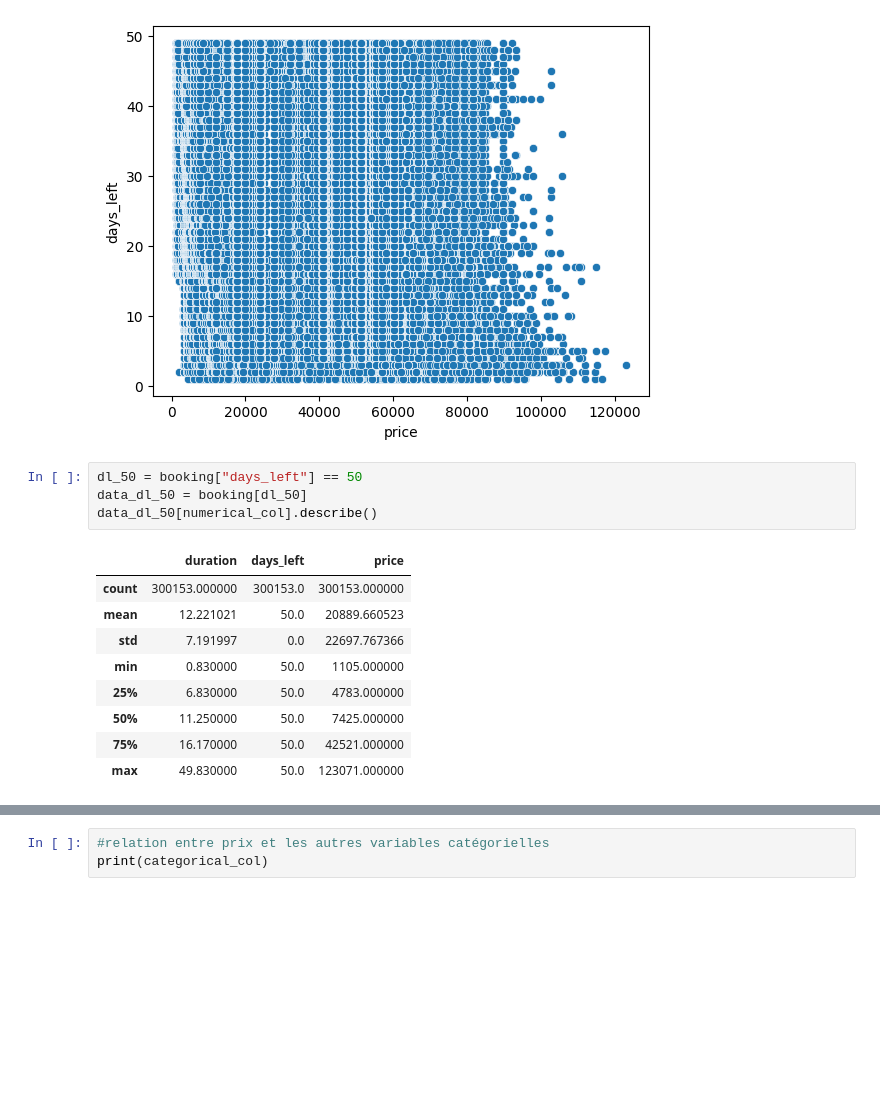
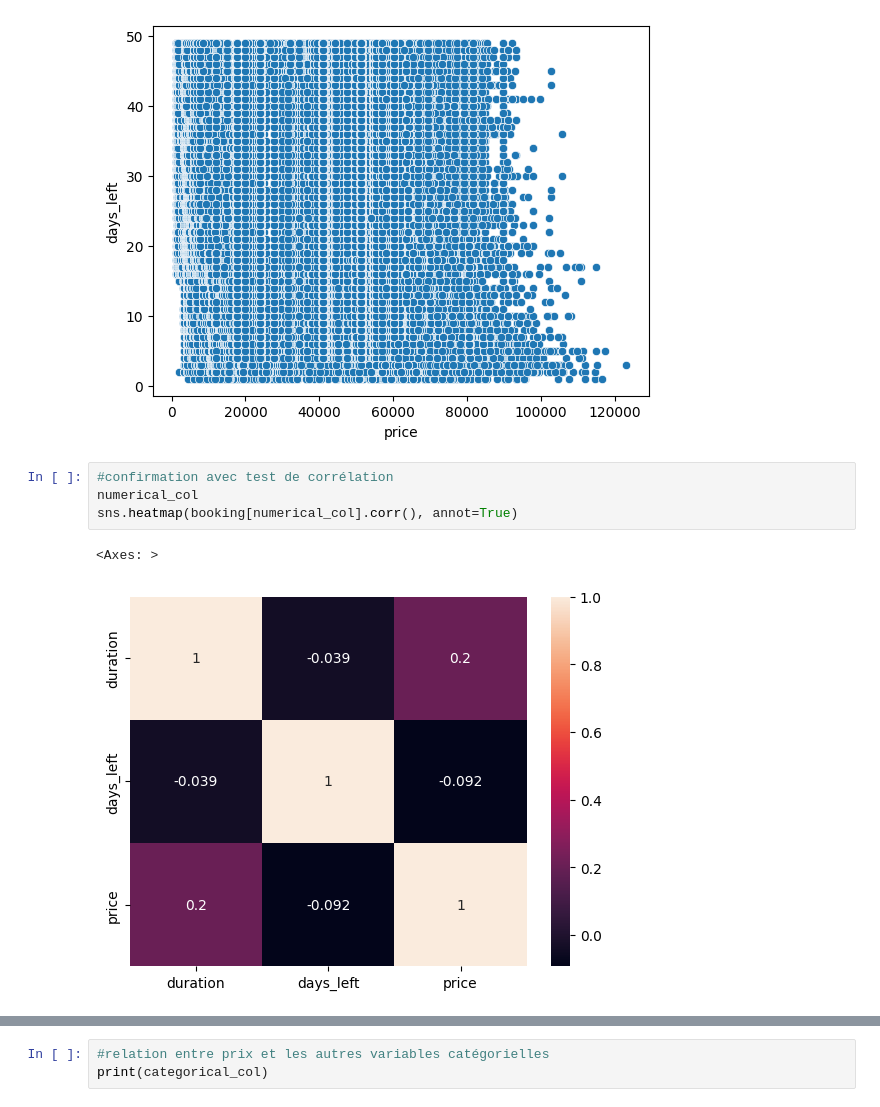
Before and after one commit to Tahina-Razaf/Booking_India, a Jupyter notebook: Booking_India_analysis.ipynb, the cells around one changed output, grey strips where cells are left out. Drawn from its saved outputs; the diff is of its cells as text; blank space fills up the shorter version.

```diff
--- a/Booking_India_analysis.ipynb
+++ b/Booking_India_analysis.ipynb
@@ -358,17 +337,10 @@ sns.scatterplot(data=booking, x="price", y="days_left")
 plt.show()
 # %% [output]
 [figure]
-# %%
-dl_50 = booking["days_left"] == 50
-data_dl_50 = booking[dl_50]
-data_dl_50[numerical_col].describe()
-# %% [output]
-|  | duration | days_left | price |
-| count | 300153.000000 | 300153.0 | 300153.000000 |
-| mean | 12.221021 | 50.0 | 20889.660523 |
-| std | 7.191997 | 0.0 | 22697.767366 |
-| min | 0.830000 | 50.0 | 1105.000000 |
-| 25% | 6.830000 | 50.0 | 4783.000000 |
-| 50% | 11.250000 | 50.0 | 7425.000000 |
-| 75% | 16.170000 | 50.0 | 42521.000000 |
-| max | 49.830000 | 50.0 | 123071.000000 |
+# %%
+#confirmation avec test de corrélation
+numerical_col
+sns.heatmap(booking[numerical_col].corr(), annot=True)
+# %% [output]
+<Axes: >
+[figure, added]
```
Also changed, not shown: parts of 48 cells of this notebook.
